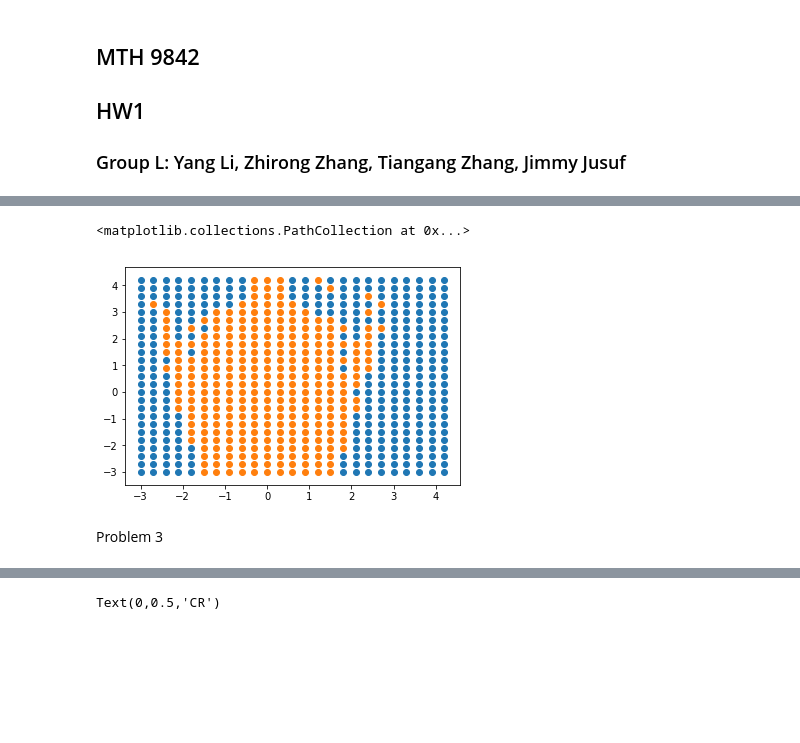
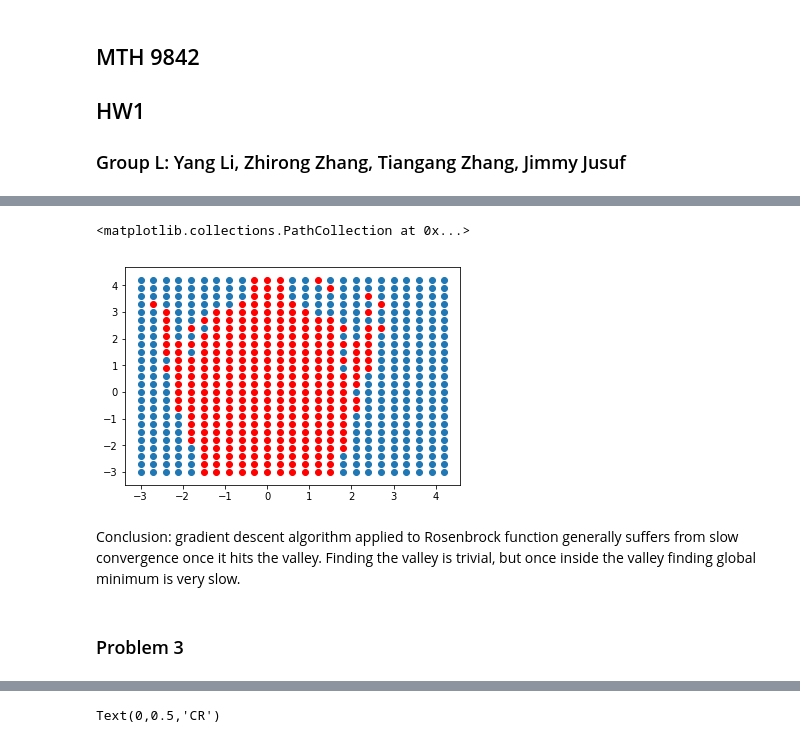
Before and after one commit to jjusuf/MTH-9842, a Jupyter notebook: HW1/9842HW1_Group L.ipynb, the cells around one changed output, grey strips where cells are left out. Cells and saved outputs as stored; diff of their text form; code cells hidden in the pictures; blank space fills up the shorter version.

```diff
--- a/HW1/9842HW1_Group L.ipynb
+++ b/HW1/9842HW1_Group L.ipynb
@@ -62,4 +190,5 @@ rosenberg_opt(np.array([0.,0.]),alpha)
 # %%
+# run gradient descent with initial guess x,y vary from -3 to +3.75
 xcov=[]
 ycov=[]
 xexp=[]
@@ -68,21 +197,23 @@ for i in range(25):
     for j in range(25):
         x=-3+0.3*i
         y=-3+0.3*j
-        array,val,result=rosenberg_opt(np.array([x,y]),alpha)
-        if result=='tol exit':
+        array,funval,status,_=rosenbrock_opt(np.array([x,y]),alpha)
+        if status=='tol exit':
             xcov.append(x)
             ycov.append(y)
-        elif result=='iter exit':
+        elif status=='iter exit':
             xexp.append(x)
             yexp.append(y)
 # %%
 plt.scatter(xexp,yexp)
-plt.scatter(xcov,ycov)
+plt.scatter(xcov,ycov,facecolor='red')
 # %% [output]
 <matplotlib.collections.PathCollection at 0x...>
-[figure, old version]
+[figure, new version]
-# %% [markdown]
-Problem 3
+# %% [markdown]
+Conclusion: gradient descent algorithm applied to Rosenbrock function generally suffers from slow convergence once it hits the valley. Finding the valley is trivial, but once inside the valley finding global minimum is very slow.
+# %% [markdown]
+### Problem 3
 # %%
 def ackley(x):
     res=20+exp(1)-20*exp(-0.2*sqrt(0.5*(x[0]**2+x[1]**2)))-exp(0.5*(cos(2*pi*x[0])+cos(2*pi*x[1])))
```
Also changed, not shown: parts of 31 cells of this notebook.
